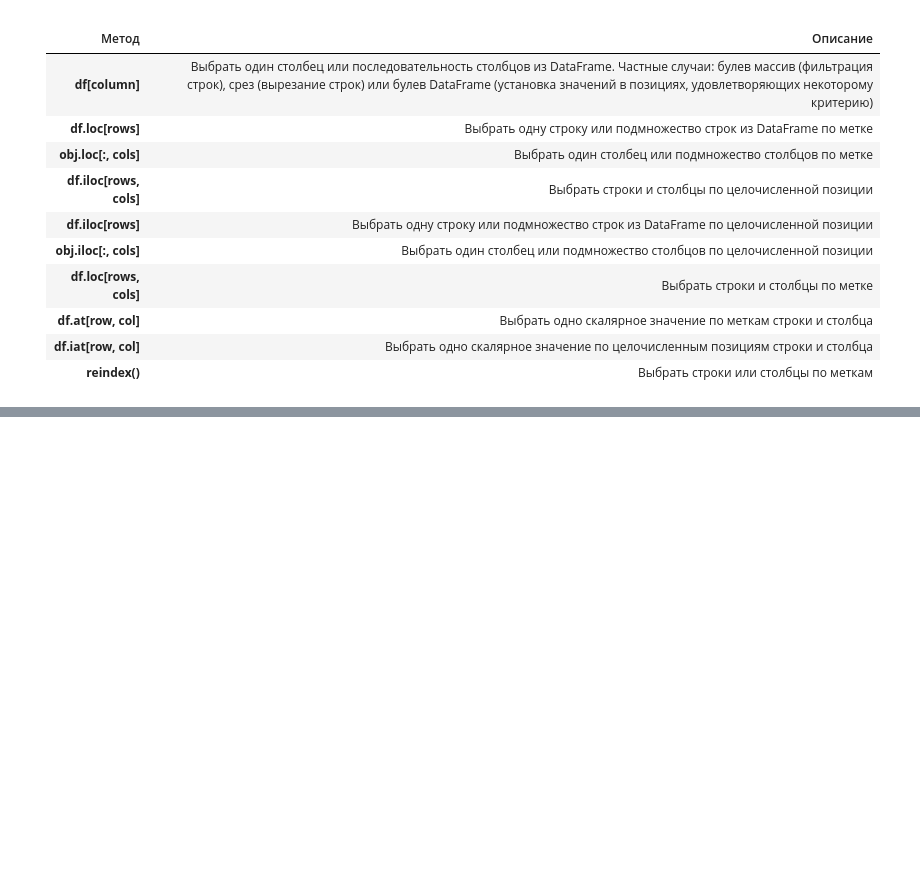
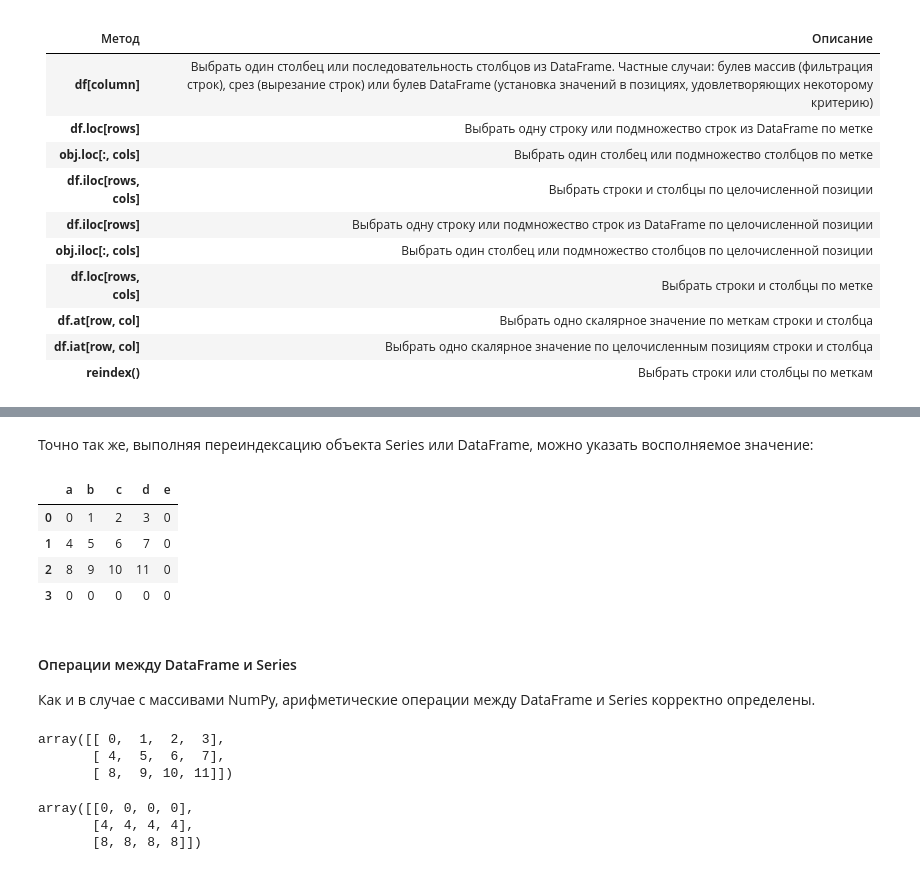
Before and after one commit to stmQQ/Pandas, a Jupyter notebook: basics/pandas/basic_functionality.ipynb, the cells around one changed output, grey strips where cells are left out. Drawn from its saved outputs; the diff is of its cells as text; code cells hidden in the pictures; blank space fills up the shorter version.

```diff
--- a/basics/pandas/basic_functionality.ipynb
+++ b/basics/pandas/basic_functionality.ipynb
@@ -337,0 +455,26 @@ np.int64(2)
+# %% [markdown]
+Точно так же, выполняя переиндексацию объекта Series или DataFrame, можно указать восполняемое значение:
+# %%
+df1.reindex(columns=df2.columns, index=df2.index, fill_value=0)
+# %% [output]
+|  | a | b | c | d | e |
+| 0 | 0 | 1 | 2 | 3 | 0 |
+| 1 | 4 | 5 | 6 | 7 | 0 |
+| 2 | 8 | 9 | 10 | 11 | 0 |
+| 3 | 0 | 0 | 0 | 0 | 0 |
+# %% [markdown]
+#### Операции между DataFrame и Series
+Как и в случае с массивами NumPy, арифметические операции между DataFrame и Series корректно определены.
+# %%
+arr = np.arange(12).reshape(3, 4)
+arr
+# %% [output]
+array([[ 0,  1,  2,  3],
+       [ 4,  5,  6,  7],
+       [ 8,  9, 10, 11]])
+# %%
+arr - arr[0]
+# %% [output]
+array([[0, 0, 0, 0],
+       [4, 4, 4, 4],
+       [8, 8, 8, 8]])
```
Also changed, not shown: parts of 22 cells of this notebook, 1 other file.
